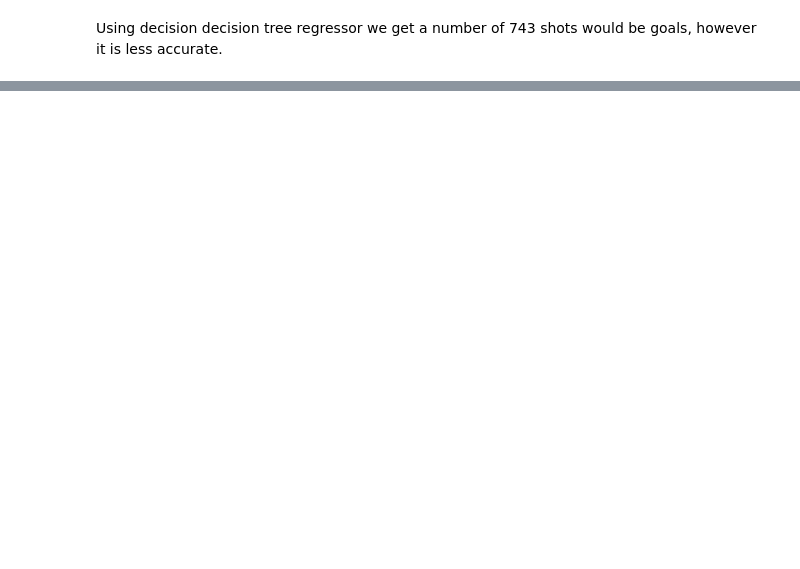
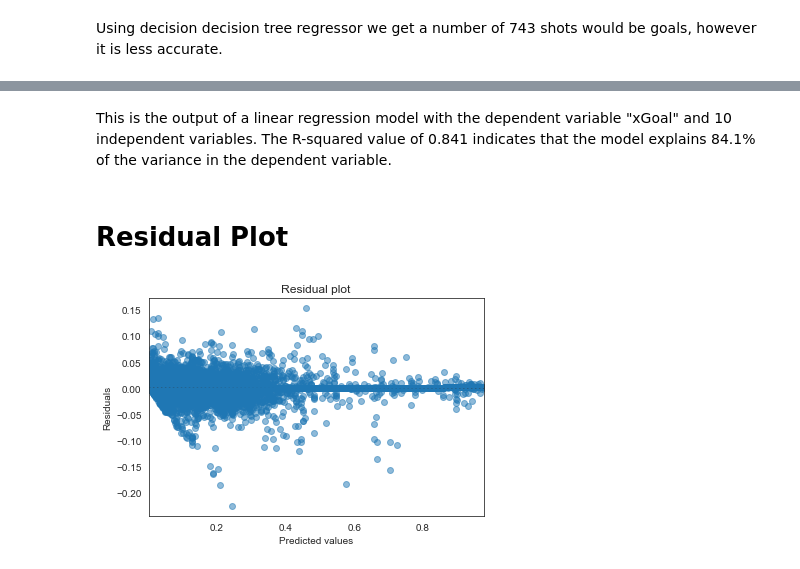
Before and after one commit to MichalOst3389/nhl_team_analysis, a Jupyter notebook: NHL Notebook.ipynb, the cells around one changed output, grey strips where cells are left out. Drawn from its saved outputs; the diff is of its cells as text; code cells hidden in the pictures; blank space fills up the shorter version.

```diff
--- a/NHL Notebook.ipynb
+++ b/NHL Notebook.ipynb
@@ -620,3 +623,18 @@ Try using .loc[row_indexer,col_indexer] = value instead
 
 See the caveats in the documentation: https://pandas.pydata.org/pandas-docs/stable/user_guide/indexing.html#returning-a-view-versus-a-copy
   x_yCord_shots['xGoal_predicted'] = y_pred
+# %% [markdown]
+This is the output of a linear regression model with the dependent variable "xGoal" and 10 independent variables. The R-squared value of 0.841 indicates that the model explains 84.1% of the variance in the dependent variable.
+# %% [markdown]
+# Residual Plot
+# %%
+# create the residual plot
+sns.residplot(x=y_pred, y=y-y_pred, lowess=True, scatter_kws={'alpha': 0.5})
+
+# add labels and title
+plt.xlabel('Predicted values')
+plt.ylabel('Residuals')
+plt.title('Residual plot')
+plt.show()
+# %% [output]
+[figure, added]
```
Also changed, not shown: parts of 17 cells of this notebook.
